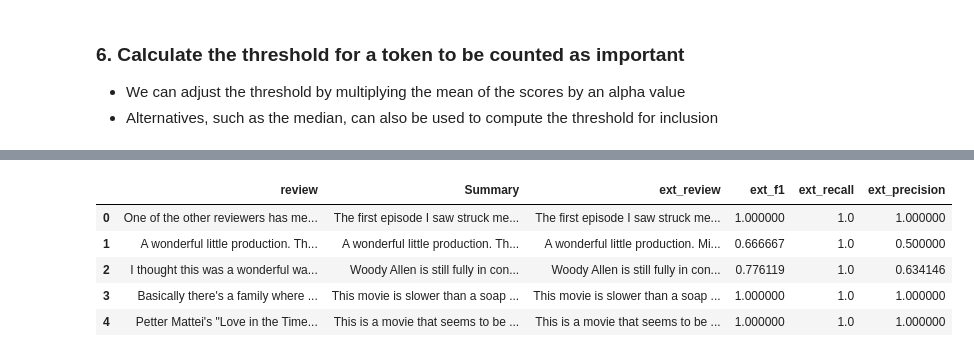
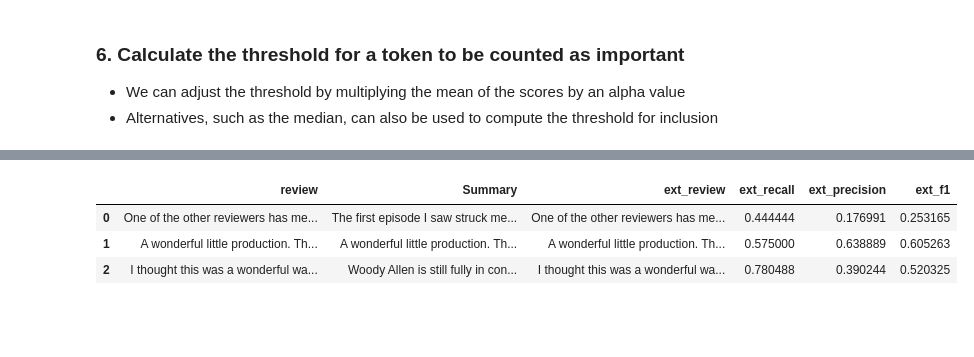
Before and after one commit to carolinedlu/text_analytics, a Jupyter notebook: notebooks/extractive_text_summarization.ipynb, the cells around one changed output, grey strips where cells are left out. Drawn from its saved outputs; the diff is of its cells as text; code cells hidden in the pictures; blank space fills up the shorter version.

```diff
--- a/notebooks/extractive_text_summarization.ipynb
+++ b/notebooks/extractive_text_summarization.ipynb
@@ -302,19 +317,17 @@ class ExtractiveTextSummarizer:
 # %%
-#
-the error here is to show when alpha = 1.5, the threshold is too high to generate summaries
 ext_review, ext_recall, ext_precision, ext_f1 = [], [], [], []
-for review in labelled_movie_reviews['Summary']:
+for review in labelled_movie_reviews['review']:
     extractive_summarizer = ExtractiveTextSummarizer(article=review, alpha=1.5)
     ext_review.append(extractive_summarizer.run_article_summary())
 labelled_movie_reviews['ext_review'] = ext_review
 
-for review, ext_review in zip(labelled_movie_reviews['Summary'], labelled_movie_reviews['ext_review']):
-    score = extractive_summarizer.get_rouge_score(hypothesis_text=review, reference_text=ext_review)
+for ref, ext_review in zip(labelled_movie_reviews['Summary'], labelled_movie_reviews['ext_review']):
+    score = extractive_summarizer.get_rouge_score(hypothesis_text=ext_review, reference_text=ref)
     ext_recall.append(score[0]['rouge-1']['r'])
     ext_precision.append(score[0]['rouge-1']['p'])
     ext_f1.append(score[0]['rouge-1']['f'])
 
-labelled_movie_reviews['ext_recall'] = ext_recall_1
-labelled_movie_reviews['ext_precision'] = ext_precision_1
-labelled_movie_reviews['ext_f1'] = ext_f1_1
+labelled_movie_reviews['ext_recall'] = ext_recall
+labelled_movie_reviews['ext_precision'] = ext_precision
+labelled_movie_reviews['ext_f1'] = ext_f1
 # %% [output]
@@ -322,26 +335,20 @@ ZeroDivisionError: division by zero
 # %%
-alpha_tune_results = pd.DataFrame(index=['Rouge-1 f1 score'])
-#ext_review, ext_recall, ext_precision, ext_f1 = [], [], [], []
-for al in [1.0, 0.95, 0.9, 0.85, 0.8, 0.75, 0.7]:
+alpha_tune_results = pd.DataFrame(index=['Rouge-1 Recall score', 'Rouge-1 Precision score', 'Rouge-1 F1 score', 'avg length'])
+# lower alpha will result in longer summary, we try to keep it short
+for al in [0.7, 0.75, 0.8, 0.85, 0.9, 0.95, 1]:
     ext_review, ext_recall, ext_precision, ext_f1 = [], [], [], []
-    for review in labelled_movie_reviews['Summary']:
+    for review in labelled_movie_reviews['review']:
         extractive_summarizer = ExtractiveTextSummarizer(article=review, alpha=al)
         ext_review.append(extractive_summarizer.run_article_summary())
     labelled_movie_reviews['ext_review'] = ext_review
 
-    for review, ext_review in zip(labelled_movie_reviews['Summary'], labelled_movie_reviews['ext_review']):
-        score = extractive_summarizer.get_rouge_score(hypothesis_text=review, reference_text=ext_review)
+    for ref, ext_review in zip(labelled_movie_reviews['Summary'], labelled_movie_reviews['ext_review']):
+        score = extractive_summarizer.get_rouge_score(hypothesis_text=ext_review, reference_text=ref)
         ext_recall.append(score[0]['rouge-1']['r'])
         ext_precision.append(score[0]['rouge-1']['p'])
         ext_f1.append(score[0]['rouge-1']['f'])
 
-    #labelled_movie_reviews['ext_recall'] = ext_recall_1
-    #labelled_movie_reviews['ext_precision'] = ext_precision_1
-    labelled_movie_reviews['ext_f1'] = ext_f1
-    alpha_tune_results[al] = np.mean(labelled_movie_reviews['ext_f1'])
-    #print('alpha=', 1.0)
-    #print(np.mean(labelled_movie_reviews['ext_f1']))
-    #print(np.mean(labelled_movie_reviews['ext_precision']))
-    #print(np.mean(labelled_movie_reviews['ext_recall']))
+    alpha_tune_results[al] = [np.mean(ext_recall), np.mean(ext_precision), np.mean(ext_f1), labelled_movie_reviews['ext_review'].apply(len).mean()]
+
 alpha_tune_results
 # %% [output]
@@ -350,12 +360,12 @@ alpha_tune_results
 # %%
 ext_review, ext_recall, ext_precision, ext_f1 = [], [], [], []
-for review in labelled_movie_reviews['Summary']:
+for review in labelled_movie_reviews['review']:
     extractive_summarizer = ExtractiveTextSummarizer(article=review, alpha=0.7)
     ext_review.append(extractive_summarizer.run_article_summary())
 labelled_movie_reviews['ext_review'] = ext_review
 
-for review, ext_review in zip(labelled_movie_reviews['Summary'], labelled_movie_reviews['ext_review']):
-    score = extractive_summarizer.get_rouge_score(hypothesis_text=review, reference_text=ext_review)
+for ref, ext_review in zip(labelled_movie_reviews['Summary'], labelled_movie_reviews['ext_review']):
+    score = extractive_summarizer.get_rouge_score(hypothesis_text=ext_review, reference_text=ref)
     ext_recall.append(score[0]['rouge-1']['r'])
     ext_precision.append(score[0]['rouge-1']['p'])
     ext_f1.append(score[0]['rouge-1']['f'])
@@ -364,14 +374,12 @@ labelled_movie_reviews['ext_recall'] = ext_recall
 labelled_movie_reviews['ext_precision'] = ext_precision
 labelled_movie_reviews['ext_f1'] = ext_f1
 # %%
-labelled_movie_reviews.head(5)
+labelled_movie_reviews.head(3)
 # %% [output]
-|  | review | Summary | ext_review | ext_f1 | ext_recall | ext_precision |
-| 0 | One of the other reviewers has me... | The first episode I saw struck me... | The first episode I saw struck me... | 1.000000 | 1.0 | 1.000000 |
-| 1 | A wonderful little production. Th... | A wonderful little production. Th... | A wonderful little production. Mi... | 0.666667 | 1.0 | 0.500000 |
-| 2 | I thought this was a wonderful wa... | Woody Allen is still fully in con... | Woody Allen is still fully in con... | 0.776119 | 1.0 | 0.634146 |
-| 3 | Basically there's a family where ... | This movie is slower than a soap ... | This movie is slower than a soap ... | 1.000000 | 1.0 | 1.000000 |
-| 4 | Petter Mattei's "Love in the Time... | This is a movie that seems to be ... | This is a movie that seems to be ... | 1.000000 | 1.0 | 1.000000 |
+|  | review | Summary | ext_review | ext_recall | ext_precision | ext_f1 |
+| 0 | One of the other reviewers has me... | The first episode I saw struck me... | One of the other reviewers has me... | 0.444444 | 0.176991 | 0.253165 |
+| 1 | A wonderful little production. Th... | A wonderful little production. Th... | A wonderful little production. Th... | 0.575000 | 0.638889 | 0.605263 |
+| 2 | I thought this was a wonderful wa... | Woody Allen is still fully in con... | I thought this was a wonderful wa... | 0.780488 | 0.390244 | 0.520325 |
 # %%
 stat = pd.DataFrame(index=['MEAN', 'MAX', 'MIN', 'MEDIAN'], columns=['Recall', 'Precision', 'F1'])
 #f1_list, recall_list, precision_list = [],[],[]
```
Also changed, not shown: parts of 33 cells of this notebook.
